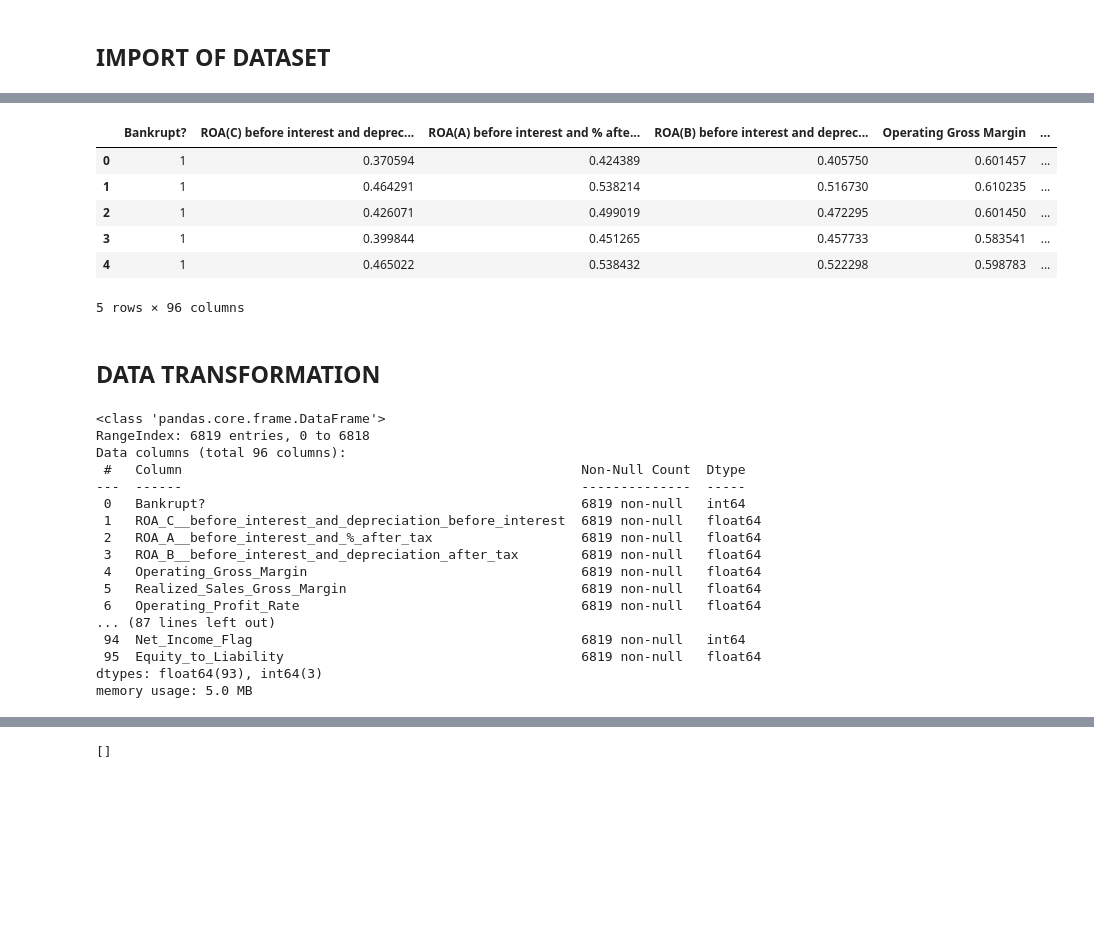
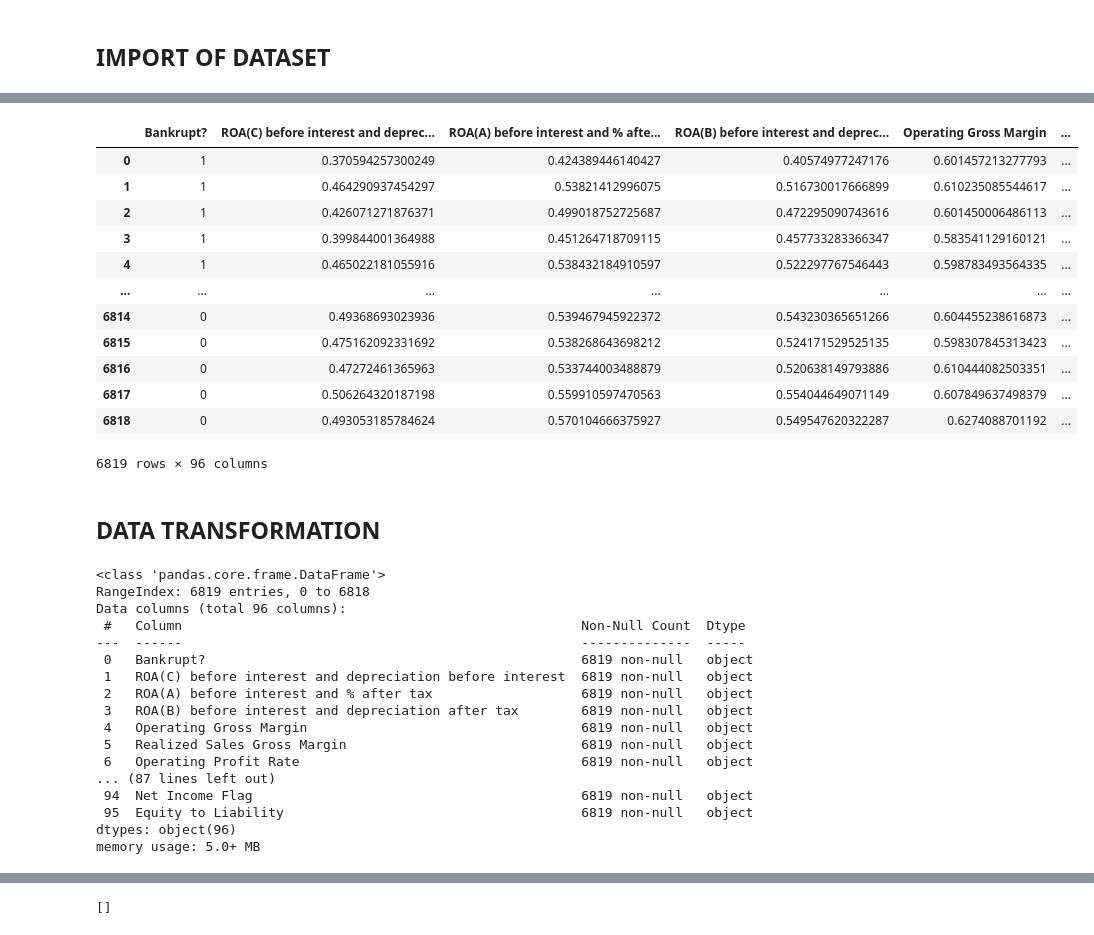
Before and after one commit to vianelk/ai_financial_track, a Jupyter notebook: AI_detect_financial_bankrupt.ipynb, the cells around one changed output, grey strips where cells are left out. Drawn from its saved outputs; the diff is of its cells as text; code cells hidden in the pictures; blank space fills up the shorter version.

```diff
--- a/AI_detect_financial_bankrupt.ipynb
+++ b/AI_detect_financial_bankrupt.ipynb
@@ -49,12 +27,5 @@ DATASET_PATH = './datasets'
-# %%
-df = pd.read_csv("datasets/data.csv")
-
-df.head()
-# %% [output]
-|  | Bankrupt? | ROA(C) before interest and deprec... | ROA(A) before interest and % afte... | ROA(B) before interest and deprec... | Operating Gross Margin | ... |
-| 0 | 1 | 0.370594 | 0.424389 | 0.405750 | 0.601457 | ... |
-| 1 | 1 | 0.464291 | 0.538214 | 0.516730 | 0.610235 | ... |
-| 2 | 1 | 0.426071 | 0.499019 | 0.472295 | 0.601450 | ... |
-| 3 | 1 | 0.399844 | 0.451265 | 0.457733 | 0.583541 | ... |
-| 4 | 1 | 0.465022 | 0.538432 | 0.522298 | 0.598783 | ... |
-5 rows × 96 columns
+# %%
+dataiku_url = 'https://dss-c8b1fb04-e440c9ef-dku.eu-west-3.app.dataiku.io/'
+dataiku_api_key = 'dkuaps-9zHDQVbaVOXD18Rfp2Y3O15dbVV3az0E'
+dataiku_project_name = 'AI_FINANCIAL_TRACK'
+dataiku_dataset_name = 'data'
@@ -61,2 +51,21 @@ df.head()
+# %%
+projet = get_dataiku_project(dataiku_url, dataiku_api_key, dataiku_project_name)
+df = get_dataiku_dataset(projet, dataiku_dataset_name)
+
+df
+# %% [output]
+|  | Bankrupt? | ROA(C) before interest and deprec... | ROA(A) before interest and % afte... | ROA(B) before interest and deprec... | Operating Gross Margin | ... |
+| 0 | 1 | 0.370594257300249 | 0.424389446140427 | 0.40574977247176 | 0.601457213277793 | ... |
+| 1 | 1 | 0.464290937454297 | 0.53821412996075 | 0.516730017666899 | 0.610235085544617 | ... |
+| 2 | 1 | 0.426071271876371 | 0.499018752725687 | 0.472295090743616 | 0.601450006486113 | ... |
+| 3 | 1 | 0.399844001364988 | 0.451264718709115 | 0.457733283366347 | 0.583541129160121 | ... |
+| 4 | 1 | 0.465022181055916 | 0.538432184910597 | 0.522297767546443 | 0.598783493564335 | ... |
+| ... | ... | ... | ... | ... | ... | ... |
+| 6814 | 0 | 0.49368693023936 | 0.539467945922372 | 0.543230365651266 | 0.604455238616873 | ... |
+| 6815 | 0 | 0.475162092331692 | 0.538268643698212 | 0.524171529525135 | 0.598307845313423 | ... |
+| 6816 | 0 | 0.47272461365963 | 0.533744003488879 | 0.520638149793886 | 0.610444082503351 | ... |
+| 6817 | 0 | 0.506264320187198 | 0.559910597470563 | 0.554044649071149 | 0.607849637498379 | ... |
+| 6818 | 0 | 0.493053185784624 | 0.570104666375927 | 0.549547620322287 | 0.6274088701192 | ... |
+6819 rows × 96 columns
 # %% [markdown]
 ## DATA TRANSFORMATION
@@ -66,21 +72,20 @@ df.columns = df.columns.str.strip().str.replace(' ', '_').str.replace('/', '_').
-# %%
-#Observer le type de données
-df.info()
-# %% [output]
-<class 'pandas.core.frame.DataFrame'>
-RangeIndex: 6819 entries, 0 to 6818
-Data columns (total 96 columns):
- #   Column                                                   Non-Null Count  Dtype
----  ------                                                   --------------  -----
- 0   Bankrupt?                                                6819 non-null   int64
- 1   ROA_C__before_interest_and_depreciation_before_interest  6819 non-null   float64
- 2   ROA_A__before_interest_and_%_after_tax                   6819 non-null   float64
- 3   ROA_B__before_interest_and_depreciation_after_tax        6819 non-null   float64
- 4   Operating_Gross_Margin                                   6819 non-null   float64
- 5   Realized_Sales_Gross_Margin                              6819 non-null   float64
- 6   Operating_Profit_Rate                                    6819 non-null   float64
-... (87 lines left out)
- 94  Net_Income_Flag                                          6819 non-null   int64
- 95  Equity_to_Liability                                      6819 non-null   float64
-dtypes: float64(93), int64(3)
-memory usage: 5.0 MB
+# %%
+df.info()
+# %% [output]
+<class 'pandas.core.frame.DataFrame'>
+RangeIndex: 6819 entries, 0 to 6818
+Data columns (total 96 columns):
+ #   Column                                                   Non-Null Count  Dtype
+---  ------                                                   --------------  -----
+ 0   Bankrupt?                                                6819 non-null   object
+ 1   ROA(C) before interest and depreciation before interest  6819 non-null   object
+ 2   ROA(A) before interest and % after tax                   6819 non-null   object
+ 3   ROA(B) before interest and depreciation after tax        6819 non-null   object
+ 4   Operating Gross Margin                                   6819 non-null   object
+ 5   Realized Sales Gross Margin                              6819 non-null   object
+ 6   Operating Profit Rate                                    6819 non-null   object
+... (87 lines left out)
+ 94  Net Income Flag                                          6819 non-null   object
+ 95  Equity to Liability                                      6819 non-null   object
+dtypes: object(96)
+memory usage: 5.0+ MB
```
Also changed, not shown: parts of 23 cells of this notebook.
